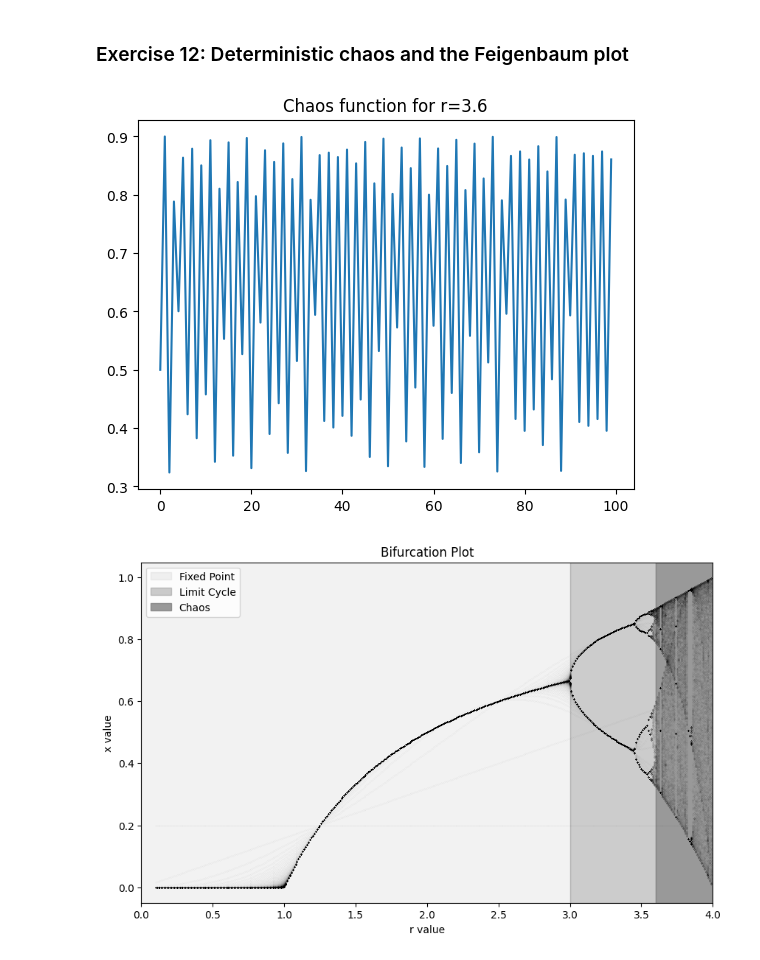
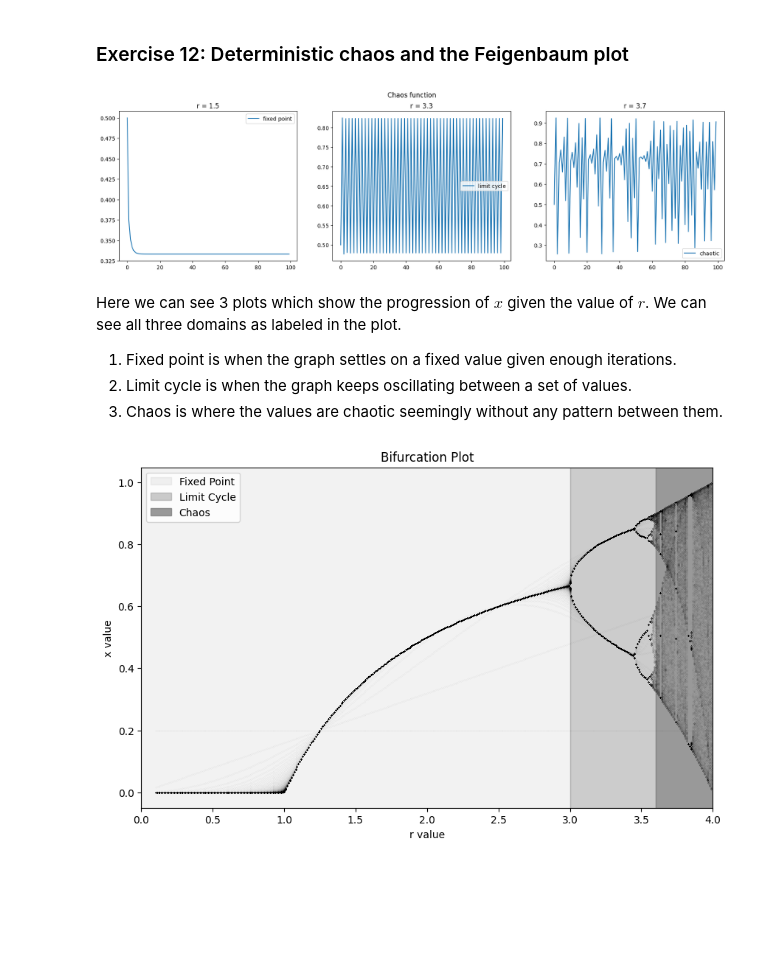
Before and after one commit to AtharvSuryawanshi/Computational-Physics, a Jupyter notebook: Suryawanshi_Atharv_HW1.ipynb, the cells around one changed output. Saved outputs shown, nothing was run; the diff lists cells and outputs as text; code cells hidden in the pictures; blank space fills up the shorter version.

```diff
--- a/Suryawanshi_Atharv_HW1.ipynb
+++ b/Suryawanshi_Atharv_HW1.ipynb
@@ -416,17 +416,28 @@ plt.show()
 # %%
 def chaos_fn(r, x0, iter):
     array = np.zeros(iter)
     array[0] = x0
     for i in range(1, iter):
         array[i] = r*array[i-1]*(1 - array[i-1])
     return array
 
-r = 3.6
-plt.plot(chaos_fn(r, 0.5, 100))
-plt.title(f"Chaos function for r={r}")
+r_array = [1.5, 3.3, 3.7]
+r_label = ["fixed point", "limit cycle", "chaotic"]
+axs, fig = plt.subplots(1, 3, figsize=(20, 5))
+plt.suptitle("Chaos function")
+for i, r in enumerate(r_array):
+    x = chaos_fn(r, 0.5, 100)
+    fig[i].plot(x, label = r_label[i])
+    fig[i].set_title(f"r = {r}")
+    fig[i].legend()
 plt.show()
 # %% [output]
-[figure, old version]
+[figure, new version]
+# %% [markdown]
+Here we can see 3 plots which show the progression of $x$ given the value of $r$. We can see all three domains as labeled in the plot.
+1. Fixed point is when the graph settles on a fixed value given enough iterations.
+2. Limit cycle is when the graph keeps oscillating between a set of values.
+3. Chaos is where the values are chaotic seemingly without any pattern between them.
 # %%
 # r-x plots
 r_values = np.arange(0.1, 4, 0.01)
```
Also changed, not shown: parts of 3 cells of this notebook.
